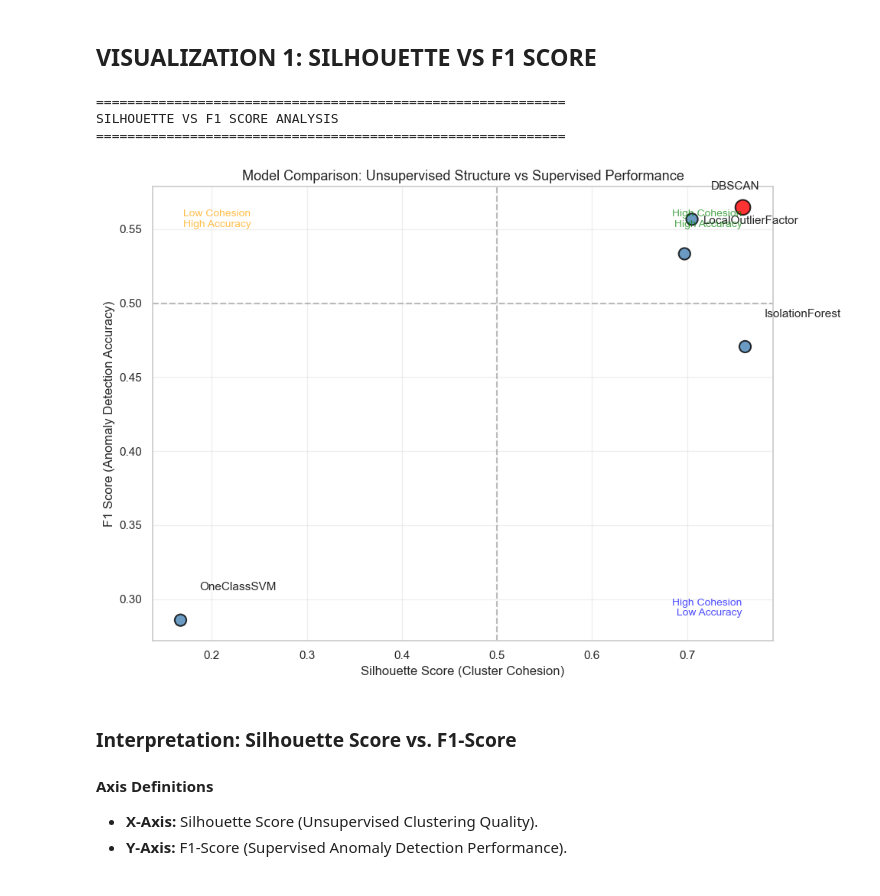
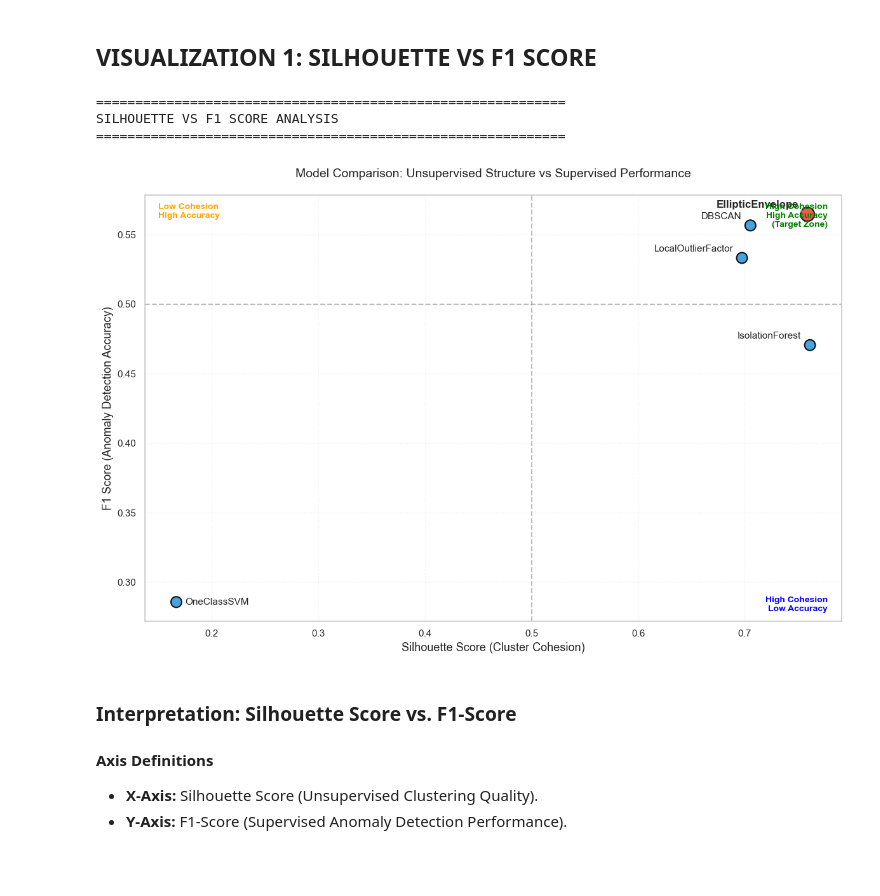
Before and after one commit to Thib7895/Anomaly-Detection-in-Orbital-Trajectories-by-Unsupervised-Machine-Learning, a Jupyter notebook: Analyse ISS.ipynb, the cells around one changed output. Drawn from its saved outputs; the diff is of its cells as text; code cells hidden in the pictures.

```diff
--- a/Analyse ISS.ipynb
+++ b/Analyse ISS.ipynb
@@ -307,8 +307,7 @@ def plot_traj_orbitale_comparative(df_combined, feature):
 
     plt.show()
 # %%
-#metrics = ["APOGEE", "PERIGEE", "MEAN_MOTION", "ECCENTRICITY"]
-metrics = ["APOGEE"]
+metrics = ["APOGEE", "PERIGEE", "MEAN_MOTION", "ECCENTRICITY"]
 
 # Create an Output widget for each metric to capture the plot
 outputs = [widgets.Output() for _ in metrics]
@@ -449,8 +448,7 @@ def kde_distrib_comparative(df_iss, feature):
     plt.show()
 # %%
 # List of metrics to plot
-#metrics = ['MEAN_MOTION', 'ECCENTRICITY', 'INCLINATION']
-metrics = ['MEAN_MOTION']
+metrics = ['MEAN_MOTION', 'ECCENTRICITY', 'INCLINATION']
 
 # Create an Output widget for each metric
 outputs = [widgets.Output() for _ in metrics]
@@ -1627,53 +1625,83 @@ Parameters: {'model': EllipticEnvelope(random_state=42), 'model__contamination':
 # %%
 print("\n" + "=" * 60)
 print("SILHOUETTE VS F1 SCORE ANALYSIS")
 print("=" * 60)
 
-# Prepare data
-plot_data = best_per_algo[['Model', 'F1 Score', 'Silhouette']].copy()
-plot_data = plot_data.dropna()
+# 1. Data Preparation
+plot_data = best_per_algo[['Model', 'F1 Score', 'Silhouette']].copy().dropna()
 
+# Identify the best model (should be EllipticEnvelope based on your previous data)
 best_model_name = best_row['Model']
 
-plt.figure(figsize=(10, 7))
+plt.figure(figsize=(12, 8)) # Slightly larger for better spacing
 
-# Create scatter with different colors for best model
-colors = ['red' if m == best_model_name else 'steelblue' for m in plot_data['Model']]
-sizes = [200 if m == best_model_name else 120 for m in plot_data['Model']]
+# 2. Create Scatter Plot
+# Colors: Red for the best model, Steel Blue for others
+colors = ['#e74c3c' if m == best_model_name else '#3498db' for m in plot_data['Model']]
+# Sizes: Larger for the best model
+sizes = [250 if m == best_model_name else 150 for m in plot_data['Model']]
 
 plt.scatter(plot_data['Silhouette'], plot_data['F1 Score'],
-            s=sizes, c=colors, alpha=0.8, edgecolors='black', linewidth=1.5)
+            s=sizes, c=colors, alpha=0.9, edgecolors='black', linewidth=1.5, zorder=2)
 
-# Add labels
+# 3. Intelligent Label Placement
 for _, row in plot_data.iterrows():
-    weight = 'bold' if row['Model'] == best_model_name else 'normal'
-    plt.annotate(row['Model'],
-                 (row['Silhouette'] + 0.02, row['F1 Score'] + 0.02),
-                 fontsize=11, fontweight=weight)
+    is_best = (row['Model'] == best_model_name)
+    weight = 'bold' if is_best else 'normal'
+    fontsize = 12 if is_best else 11
 
-# Reference lines
-plt.axhline(y=0.5, color='gray', linestyle='--', alpha=0.5)
-plt.axvline(x=0.5, color='gray', linestyle='--', alpha=0.5)
+    # ADJUSTMENT LOGIC:
+    # If the point is far right (Silhouette > 0.6), place text to the LEFT.
+    # Otherwise, place it to the RIGHT.
+    if row['Silhouette'] > 0.6:
+        xytext_offset = (-10, 5)  # Offset to the left and slightly up
+        ha_align = 'right'
+    else:
+        xytext_offset = (10, 5)   # Offset to the right and slightly up
+        ha_align = 'left'
 
-# Quadrant labels
-plt.text(0.95, 0.95, 'High Cohesion\nHigh Accuracy', ha='right', va='top',
-         color='green', fontsize=10, alpha=0.7, transform=plt.gca().transAxes)
-plt.text(0.05, 0.95, 'Low Cohesion\nHigh Accuracy', ha='left', va='top',
-         color='orange', fontsize=10, alpha=0.7, transform=plt.gca().transAxes)
-plt.text(0.95, 0.05, 'High Cohesion\nLow Accuracy', ha='right', va='bottom',
-         color='blue', fontsize=10, alpha=0.7, transform=plt.gca().transAxes)
+    # Special case to avoid vertical collisions if scores are close
+    # (e.g., OneClassSVM at the bottom)
+    if row['F1 Score'] < 0.3:
+        xytext_offset = (10, -5) # Shift downwards
 
-plt.xlabel('Silhouette Score (Cluster Cohesion)', fontsize=12)
-plt.ylabel('F1 Score (Anomaly Detection Accuracy)', fontsize=12)
-plt.title('Model Comparison: Unsupervised Structure vs Supervised Performance', fontsize=13)
-plt.grid(True, alpha=0.3)
+    plt.annotate(
+        row['Model'],
+        xy=(row['Silhouette'], row['F1 Score']),
+        xytext=xytext_offset,           # Calculated offset
+        textcoords='offset points',     # Coordinate system relative to the point
+        ha=ha_align,                    # Dynamic horizontal alignment
+        va='bottom',
+        fontsize=fontsize,
+        fontweight=weight,
+        bbox=dict(boxstyle="round,pad=0.3", fc="white", alpha=0.6, ec="none") # Small white background for readability
+    )
+
+# 4. Reference Lines and Quadrants
+plt.axhline(y=0.5, color='gray', linestyle='--', alpha=0.5, zorder=1)
+plt.axvline(x=0.5, color='gray', linestyle='--', alpha=0.5, zorder=1)
+
+# Quadrant labels (positioned to avoid clutter)
+plt.text(0.02, 0.98, 'Low Cohesion\nHigh Accuracy', ha='left', va='top',
+         color='orange', fontsize=10, transform=plt.gca().transAxes, weight='bold')
+plt.text(0.98, 0.02, 'High Cohesion\nLow Accuracy', ha='right', va='bottom',
+         color='blue', fontsize=10, transform=plt.gca().transAxes, weight='bold')
+plt.text(0.98, 0.98, 'High Cohesion\nHigh Accuracy\n(Target Zone)', ha='right', va='top',
+         color='green', fontsize=10, transform=plt.gca().transAxes, weight='bold')
+
+# Titles and Axes
+plt.xlabel('Silhouette Score (Cluster Cohesion)', fontsize=13)
+plt.ylabel('F1 Score (Anomaly Detection Accuracy)', fontsize=13)
+plt.title('Model Comparison: Unsupervised Structure vs Supervised Performance', fontsize=14, pad=20)
+
+plt.grid(True, alpha=0.3, linestyle=':')
 plt.tight_layout()
 plt.show()
 # %% [output]
 ============================================================
 SILHOUETTE VS F1 SCORE ANALYSIS
 ============================================================
-[figure, old version]
+[figure, new version]
 # %% [markdown]
 ### Interpretation: Silhouette Score vs. F1-Score
 
```
Also changed, not shown: parts of 2 cells of this notebook.
